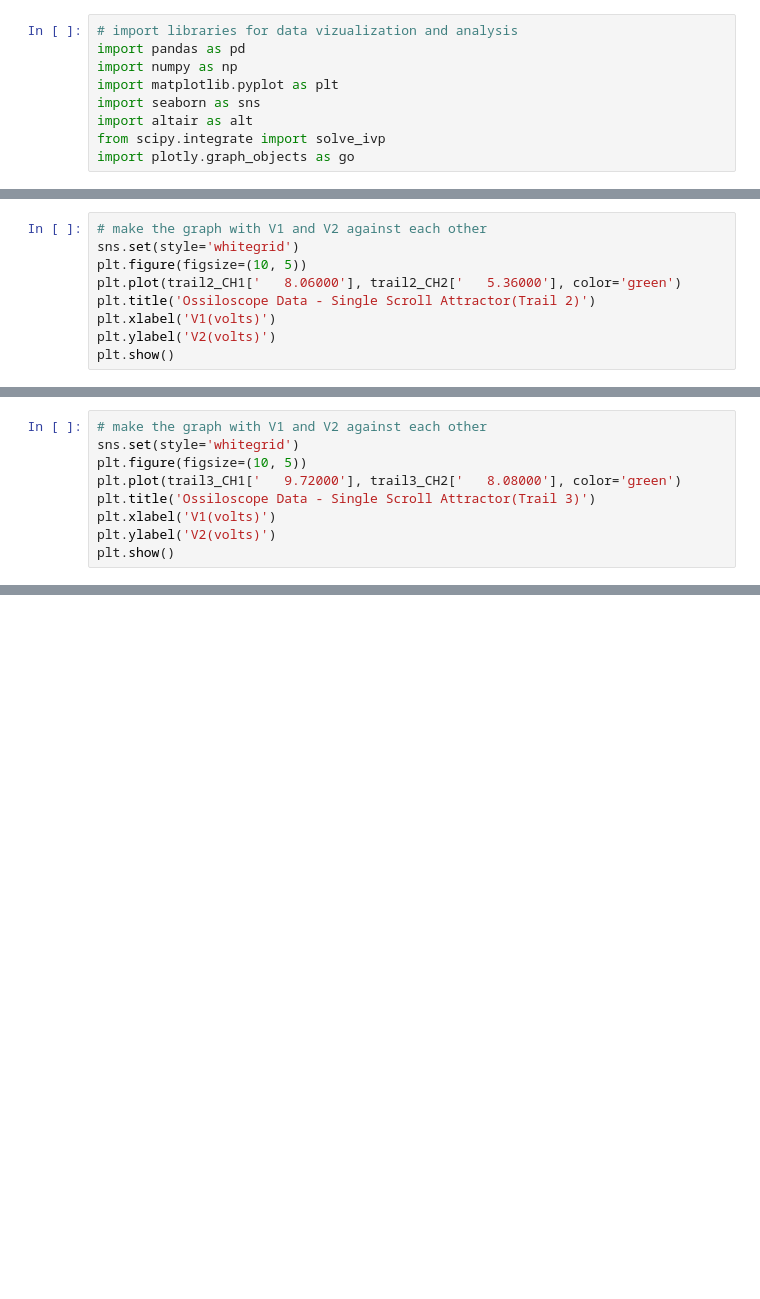
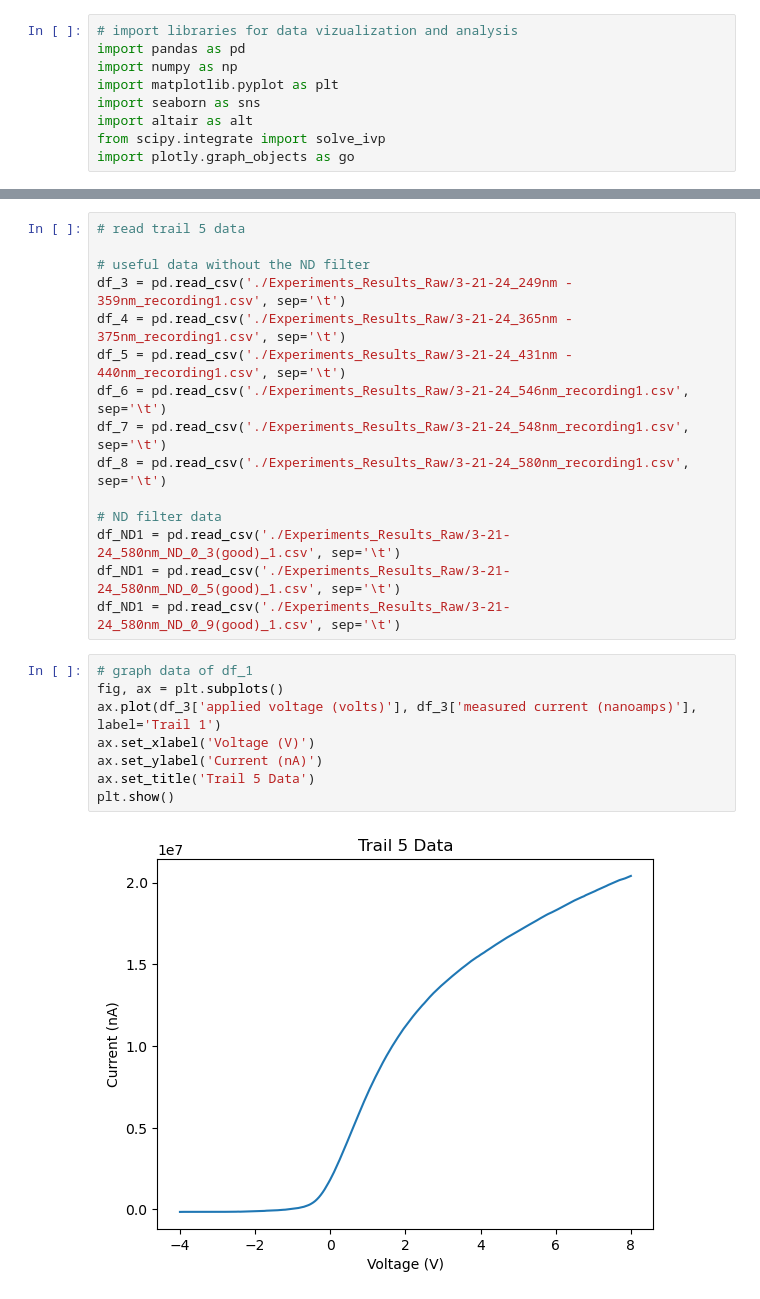
Before and after one commit to Quantum-Impulse/PHY353L, a Jupyter notebook: Lab 4/base.ipynb, the cells around one changed output, grey strips where cells are left out. Saved outputs shown, nothing was run; the diff lists cells and outputs as text; blank space fills up the shorter version.

```diff
--- a/Lab 4/base.ipynb
+++ b/Lab 4/base.ipynb
@@ -150,9 +9,0 @@ trail2_CH2 = pd.read_csv('./trials/2-22/trial-2/F0000CH2.CSV')
-# %%
-# make the graph with V1 and V2 against each other
-sns.set(style='whitegrid')
-plt.figure(figsize=(10, 5))
-plt.plot(trail2_CH1['   8.06000'], trail2_CH2['   5.36000'], color='green')
-plt.title('Ossiloscope Data - Single Scroll Attractor(Trail 2)')
-plt.xlabel('V1(volts)')
-plt.ylabel('V2(volts)')
-plt.show()
@@ -179,9 +9,0 @@ trail3_CH2 = pd.read_csv('./trials/2-22/trial-3/F0001CH2.CSV')
-# %%
-# make the graph with V1 and V2 against each other
-sns.set(style='whitegrid')
-plt.figure(figsize=(10, 5))
-plt.plot(trail3_CH1['   9.72000'], trail3_CH2['   8.08000'], color='green')
-plt.title('Ossiloscope Data - Single Scroll Attractor(Trail 3)')
-plt.xlabel('V1(volts)')
-plt.ylabel('V2(volts)')
-plt.show()
@@ -349,0 +10,25 @@ NameError: name 'ThreeDScene' is not defined
+# %%
+# read trail 5 data
+
+# useful data without the ND filter
+df_3 = pd.read_csv('./Experiments_Results_Raw/3-21-24_249nm - 359nm_recording1.csv', sep='\t')
+df_4 = pd.read_csv('./Experiments_Results_Raw/3-21-24_365nm - 375nm_recording1.csv', sep='\t')
+df_5 = pd.read_csv('./Experiments_Results_Raw/3-21-24_431nm - 440nm_recording1.csv', sep='\t')
+df_6 = pd.read_csv('./Experiments_Results_Raw/3-21-24_546nm_recording1.csv', sep='\t')
+df_7 = pd.read_csv('./Experiments_Results_Raw/3-21-24_548nm_recording1.csv', sep='\t')
+df_8 = pd.read_csv('./Experiments_Results_Raw/3-21-24_580nm_recording1.csv', sep='\t')
+
+# ND filter data
+df_ND1 = pd.read_csv('./Experiments_Results_Raw/3-21-24_580nm_ND_0_3(good)_1.csv', sep='\t')
+df_ND1 = pd.read_csv('./Experiments_Results_Raw/3-21-24_580nm_ND_0_5(good)_1.csv', sep='\t')
+df_ND1 = pd.read_csv('./Experiments_Results_Raw/3-21-24_580nm_ND_0_9(good)_1.csv', sep='\t')
+# %%
+# graph data of df_1
+fig, ax = plt.subplots()
+ax.plot(df_3['applied voltage (volts)'], df_3['measured current (nanoamps)'], label='Trail 1')
+ax.set_xlabel('Voltage (V)')
+ax.set_ylabel('Current (nA)')
+ax.set_title('Trail 5 Data')
+plt.show()
+# %% [output]
+[figure, added]
```
Also changed, not shown: parts of 26 cells of this notebook, 1 other file.
